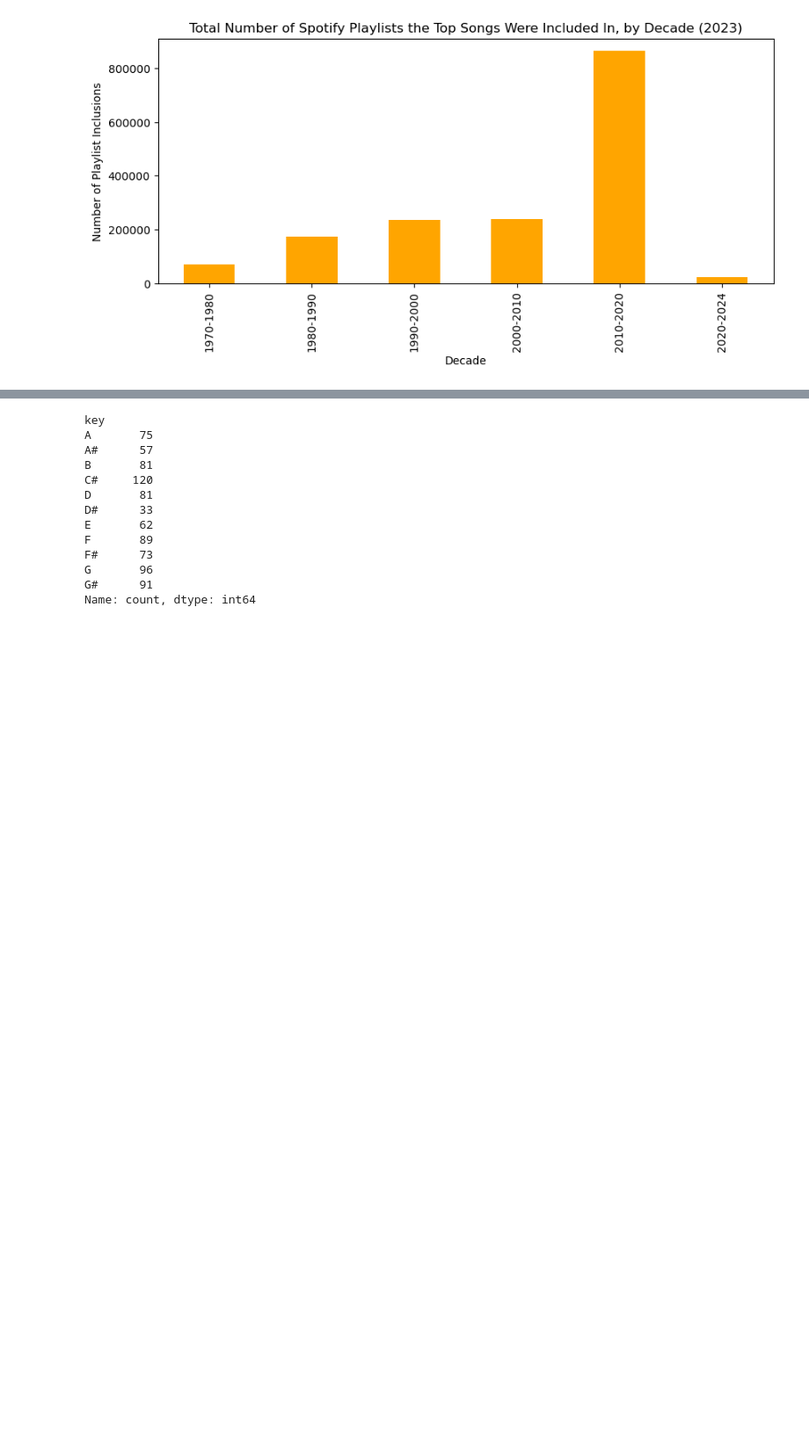
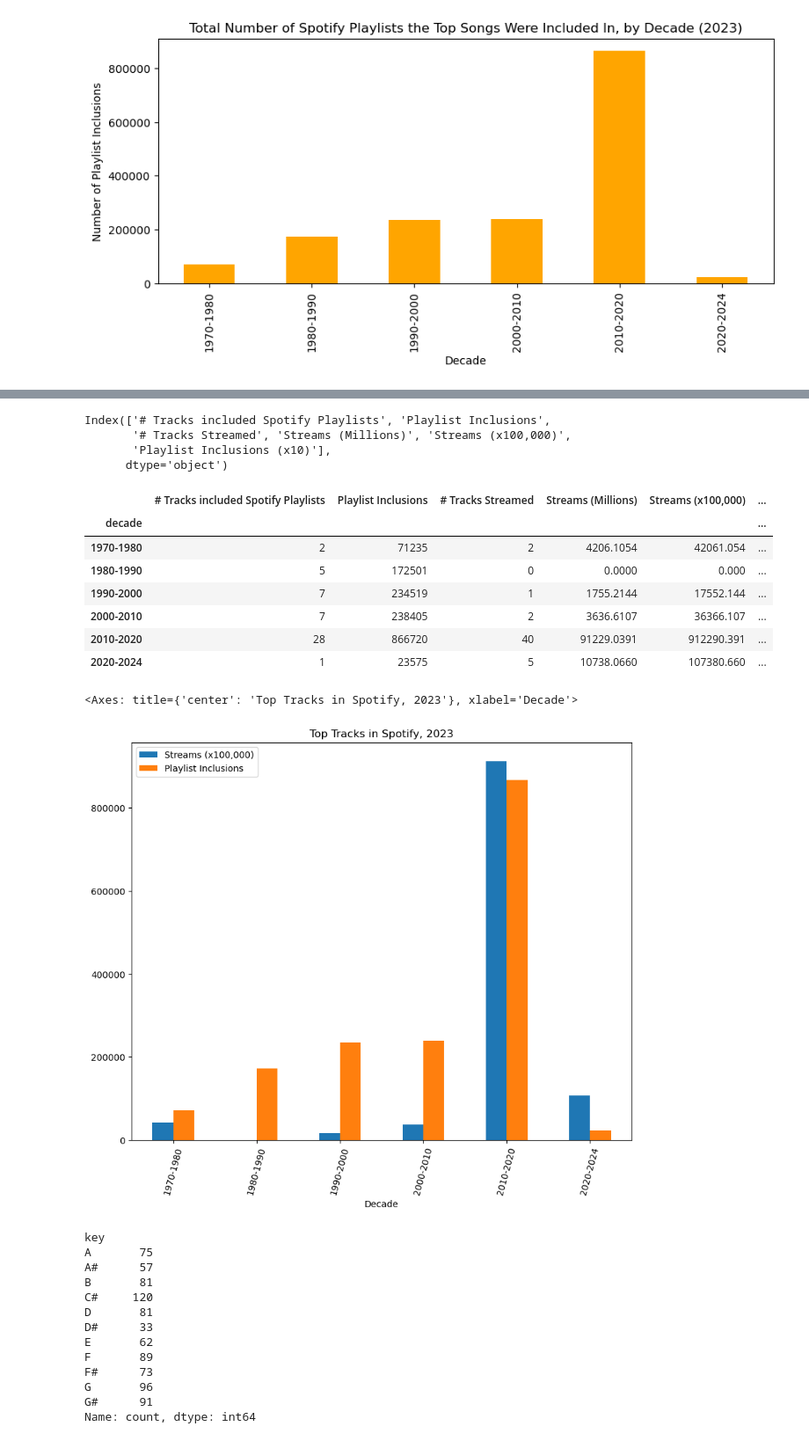
Before and after one commit to willablackmon/spotify_playlist_analysis, a Jupyter notebook: spotify_2023_data.ipynb, the cells around one changed output, grey strips where cells are left out. Shown at 88% size. Drawn from its saved outputs; the diff is of its cells as text; code cells hidden in the pictures; blank space fills up the shorter version.

```diff
--- a/spotify_2023_data.ipynb
+++ b/spotify_2023_data.ipynb
@@ -534,0 +562,21 @@ top_streams_dates_df = spotify_tracks_date.sort_values('mils_of_streams', ascend
+# %%
+#  Combine playlist dataframes  tracks, playlists
+tracks1 = tracks.reset_index()
+playlists1 = playlists.reset_index()
+
+playlists_df = tracks1.merge(playlists1, on='decade').sort_values(by=['decade'])
+playlists_df = playlists_df.rename(columns={"count": "# Tracks included Spotify Playlists",
+                                        "in_spotify_playlists": "Playlist Inclusions",
+                                      })
+
+#  Combine stream dataframes
+streams1 = streams.reset_index()
+streams_sum1 = streams_sum.reset_index()
+
+streams_df = streams1.merge(streams_sum1, on='decade').sort_values(by=['decade'])
+streams_df = streams_df.rename(columns={"count": "# Tracks Streamed",
+                                        "mils_of_streams": "Streams (Millions)",
+                                })
+
+spotify_decade_df = playlists_df.merge(streams_df, on='decade').sort_values(by=['decade'])
+display(spotify_decade_df)
@@ -535,3 +591,35 @@ top_streams_dates_df = spotify_tracks_date.sort_values('mils_of_streams', ascend
+# %%
+# Combine total tracks by Decade for Streamed vs. Playlists into a Multiplot
+spotify_decade_multi_df = spotify_decade_df.set_index('decade')
+
+
+# rescale Streams/ Playlists to fit on same chart
+spotify_decade_multi_df['Streams (x100,000)'] = spotify_decade_multi_df['Streams (Millions)'].apply(lambda x: round(x*10, 4))
+# spotify_decade_multi_df['Playlist Inclusions (x10)'] = spotify_decade_multi_df['Playlist Inclusions'].apply(lambda x: round(x/10, 4))
+display(spotify_decade_multi_df.columns)
+display(spotify_decade_multi_df)
+
+
+# Use DataFrame.plot() in order to create a bar chart of the data
+spotify_decade_multi_df[['Streams (x100,000)','Playlist Inclusions']].plot(kind="bar", figsize=(10,8),
+                 title = 'Top Tracks in Spotify, 2023',
+                 xlabel='Decade', rot=75,
+                    )
+# %% [output]
+Index(['# Tracks included Spotify Playlists', 'Playlist Inclusions',
+       '# Tracks Streamed', 'Streams (Millions)', 'Streams (x100,000)',
+       'Playlist Inclusions (x10)'],
+      dtype='object')
+|  | # Tracks included Spotify Playlists | Playlist Inclusions | # Tracks Streamed | Streams (Millions) | Streams (x100,000) | ... |
+| decade |  |  |  |  |  | ... |
+| 1970-1980 | 2 | 71235 | 2 | 4206.1054 | 42061.054 | ... |
+| 1980-1990 | 5 | 172501 | 0 | 0.0000 | 0.000 | ... |
+| 1990-2000 | 7 | 234519 | 1 | 1755.2144 | 17552.144 | ... |
+| 2000-2010 | 7 | 238405 | 2 | 3636.6107 | 36366.107 | ... |
+| 2010-2020 | 28 | 866720 | 40 | 91229.0391 | 912290.391 | ... |
+| 2020-2024 | 1 | 23575 | 5 | 10738.0660 | 107380.660 | ... |
+<Axes: title={'center': 'Top Tracks in Spotify, 2023'}, xlabel='Decade'>
+[figure, added]
 # %%
 ##########################################################
 # (Will) Identify the Keys of the most streamed Tracks
```
Also changed, not shown: parts of 7 cells of this notebook, 1 other file.
